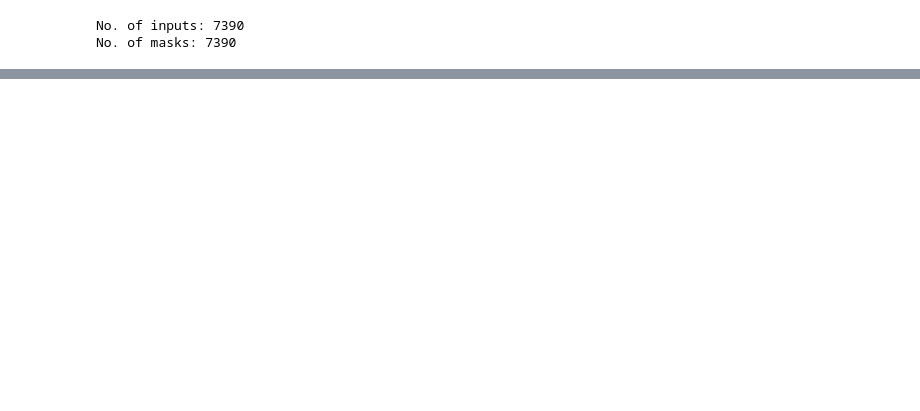
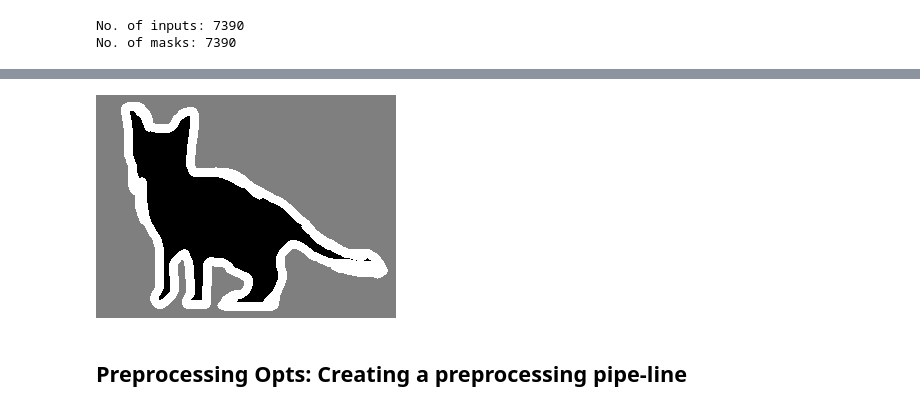
Before and after one commit to DeepankarAcharyya/Image_Segmentation, a Jupyter notebook: Image_segmentation_UNet.ipynb, the cells around one changed output, grey strips where cells are left out. Cells and saved outputs as stored; diff of their text form; code cells hidden in the pictures; blank space fills up the shorter version.

```diff
--- a/Image_segmentation_UNet.ipynb
+++ b/Image_segmentation_UNet.ipynb
@@ -74,0 +87,6 @@ No. of masks: 7390
+# %%
+ImageOps.autocontrast(load_img(os.path.join(annotations_dir,targets[71])))
+# %% [output]
+[figure, added]
+# %% [markdown]
+## Preprocessing Opts: Creating a preprocessing pipe-line
```
Also changed, not shown: parts of 8 cells of this notebook.
